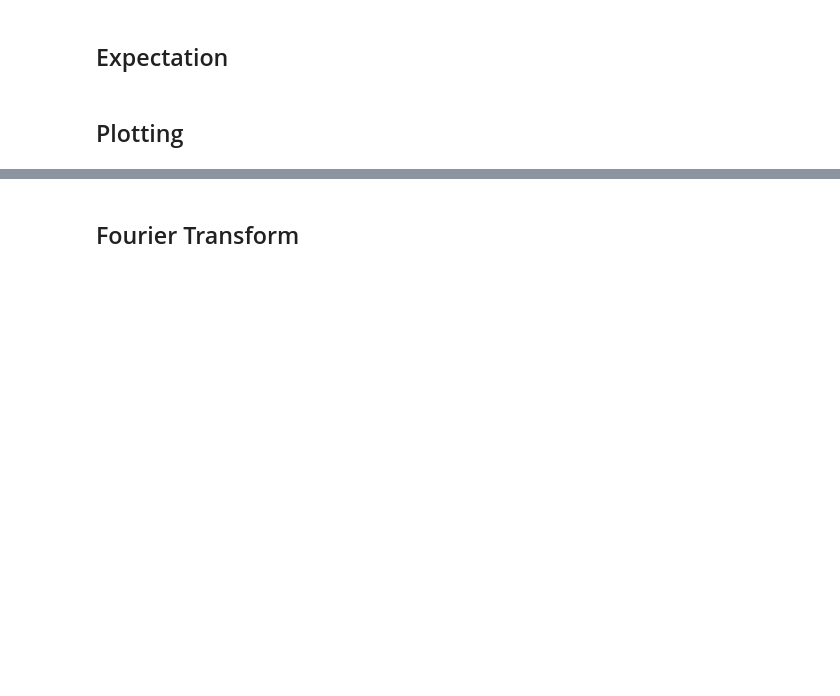
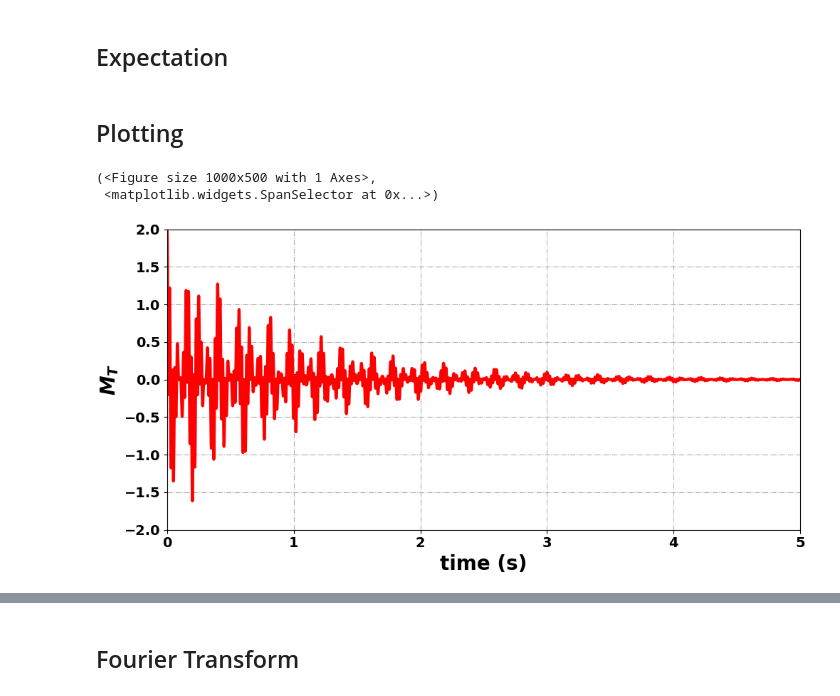
Before and after one commit to VThalakottoor/PyOR, a Jupyter notebook: docs/Examples/Liquid_State_NMR_1D/1D_Pulse_Acquisition_UserDefinedHamiltonian.ipynb, the cells around one changed output, grey strips where cells are left out. Saved outputs shown, nothing was run; the diff lists cells and outputs as text; code cells hidden in the pictures; blank space fills up the shorter version.

```diff
--- a/docs/Examples/Liquid_State_NMR_1D/1D_Pulse_Acquisition_UserDefinedHamiltonian.ipynb
+++ b/docs/Examples/Liquid_State_NMR_1D/1D_Pulse_Acquisition_UserDefinedHamiltonian.ipynb
@@ -139,6 +139,16 @@ t, Mz = EVol.Expectation(rho_t,det_Z)
 ## Plotting
 # %%
 plot = Plotting(QS)
+# %%
+plot.PlotFigureSize = (10,5)
+plot.PlotFontSize = 20
+plot.PlotXlimt= (0,5)
+plot.PlotYlimt= (-2,2)
+plot.Plotting_SpanSelector(t,Mt,"time (s)",r"$M_T$","red",saveplt=True,savename="Transverse Magnetization")
+# %% [output]
+(<Figure size 1000x500 with 1 Axes>,
+ <matplotlib.widgets.SpanSelector at 0x...>)
+[figure, added]
 # %%
 plot.PlotFigureSize = (10,5)
 plot.PlotFontSize = 20
```
Also changed, not shown: parts of 3 cells of this notebook, 16 other files.
